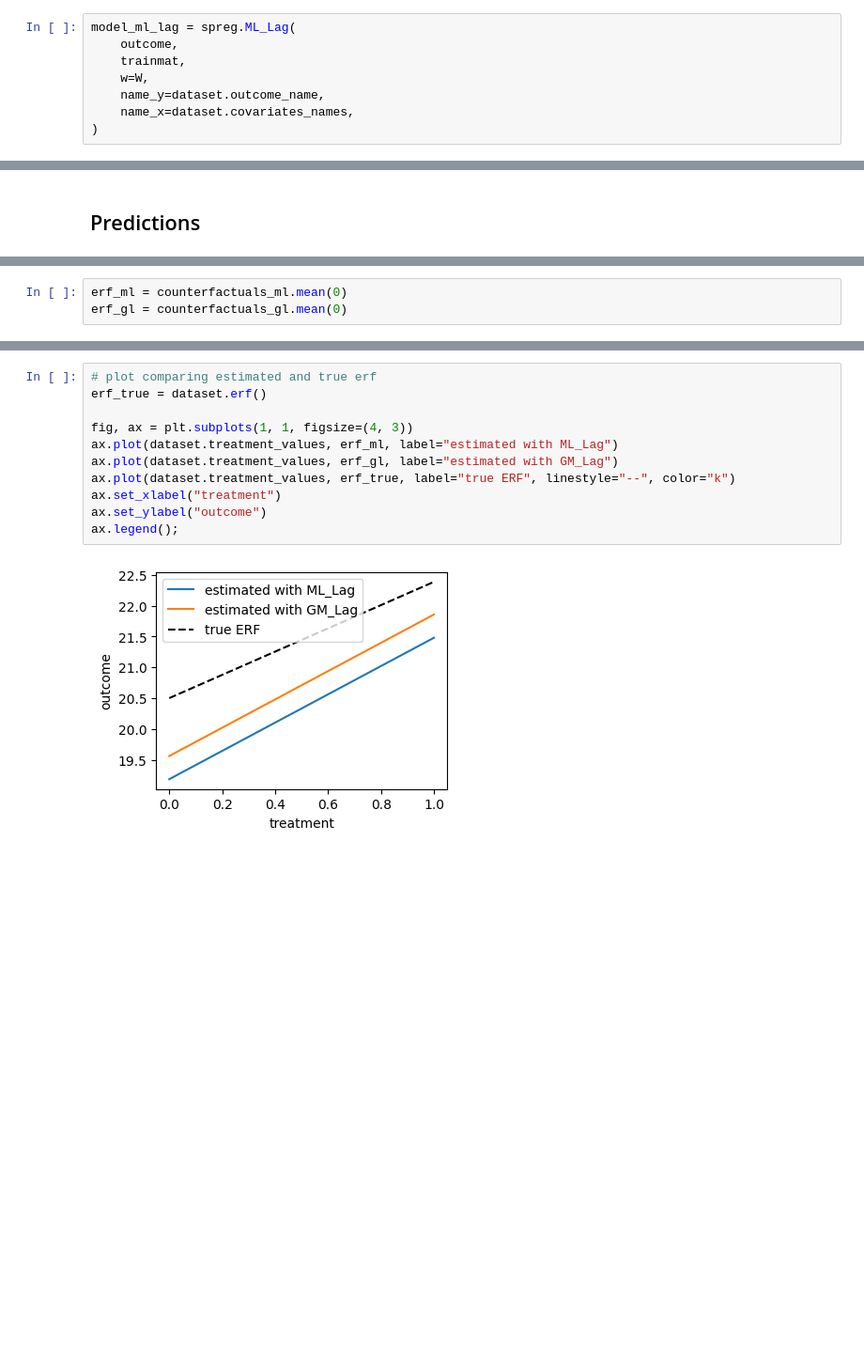
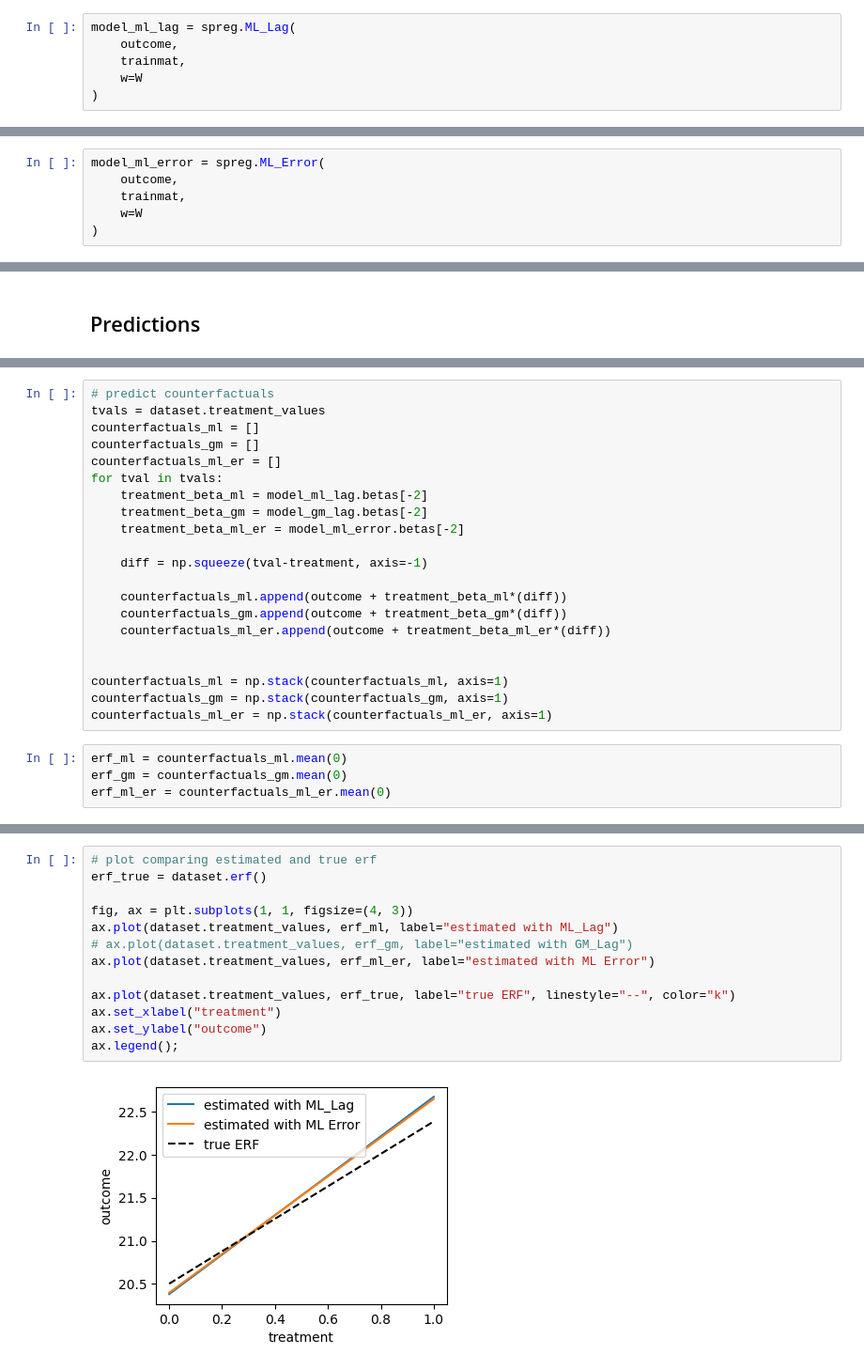
Before and after one commit to NSAPH-Projects/space, a Jupyter notebook: examples/pysal_models.ipynb, the cells around one changed output, grey strips where cells are left out. Shown at 94% size. Saved outputs shown, nothing was run; the diff lists cells and outputs as text; blank space fills up the shorter version.

```diff
--- a/examples/pysal_models.ipynb
+++ b/examples/pysal_models.ipynb
@@ -80,7 +78,5 @@ model_gm_lag = spreg.GM_Lag(
 model_ml_lag = spreg.ML_Lag(
     outcome,
     trainmat,
-    w=W,
-    name_y=dataset.outcome_name,
-    name_x=dataset.covariates_names,
+    w=W
 )
@@ -91,3 +83,9 @@ print(model_gm_lag.name_z)
+# %%
+model_ml_error = spreg.ML_Error(
+    outcome,
+    trainmat,
+    w=W
+)
 # %%
 print(model_ml_lag.summary)
 # %% [output]
@@ -142,3 +121,25 @@ counterfactuals_gl = np.stack(counterfactuals_gl, axis=1)
+# %%
+# predict counterfactuals
+tvals = dataset.treatment_values
+counterfactuals_ml = []
+counterfactuals_gm = []
+counterfactuals_ml_er = []
+for tval in tvals:
+    treatment_beta_ml = model_ml_lag.betas[-2]
+    treatment_beta_gm = model_gm_lag.betas[-2]
+    treatment_beta_ml_er = model_ml_error.betas[-2]
+
+    diff = np.squeeze(tval-treatment, axis=-1)
+
+    counterfactuals_ml.append(outcome + treatment_beta_ml*(diff))
+    counterfactuals_gm.append(outcome + treatment_beta_gm*(diff))
+    counterfactuals_ml_er.append(outcome + treatment_beta_ml_er*(diff))
+
+
+counterfactuals_ml = np.stack(counterfactuals_ml, axis=1)
+counterfactuals_gm = np.stack(counterfactuals_gm, axis=1)
+counterfactuals_ml_er = np.stack(counterfactuals_ml_er, axis=1)
 # %%
 erf_ml = counterfactuals_ml.mean(0)
-erf_gl = counterfactuals_gl.mean(0)
+erf_gm = counterfactuals_gm.mean(0)
+erf_ml_er = counterfactuals_ml_er.mean(0)
@@ -145,13 +158,15 @@ erf_gl = counterfactuals_gl.mean(0)
 # %%
 # plot comparing estimated and true erf
 erf_true = dataset.erf()
 
 fig, ax = plt.subplots(1, 1, figsize=(4, 3))
 ax.plot(dataset.treatment_values, erf_ml, label="estimated with ML_Lag")
-ax.plot(dataset.treatment_values, erf_gl, label="estimated with GM_Lag")
+# ax.plot(dataset.treatment_values, erf_gm, label="estimated with GM_Lag")
+ax.plot(dataset.treatment_values, erf_ml_er, label="estimated with ML Error")
+
 ax.plot(dataset.treatment_values, erf_true, label="true ERF", linestyle="--", color="k")
 ax.set_xlabel("treatment")
 ax.set_ylabel("outcome")
 ax.legend();
 # %% [output]
-[figure, old version]
+[figure, new version]
```
Also changed, not shown: parts of 13 cells of this notebook.
